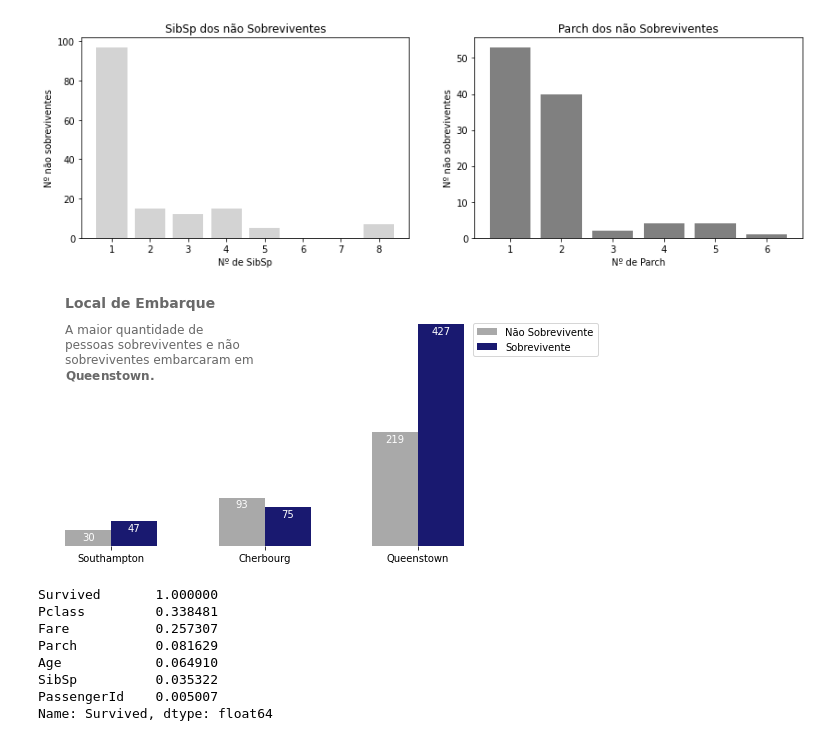
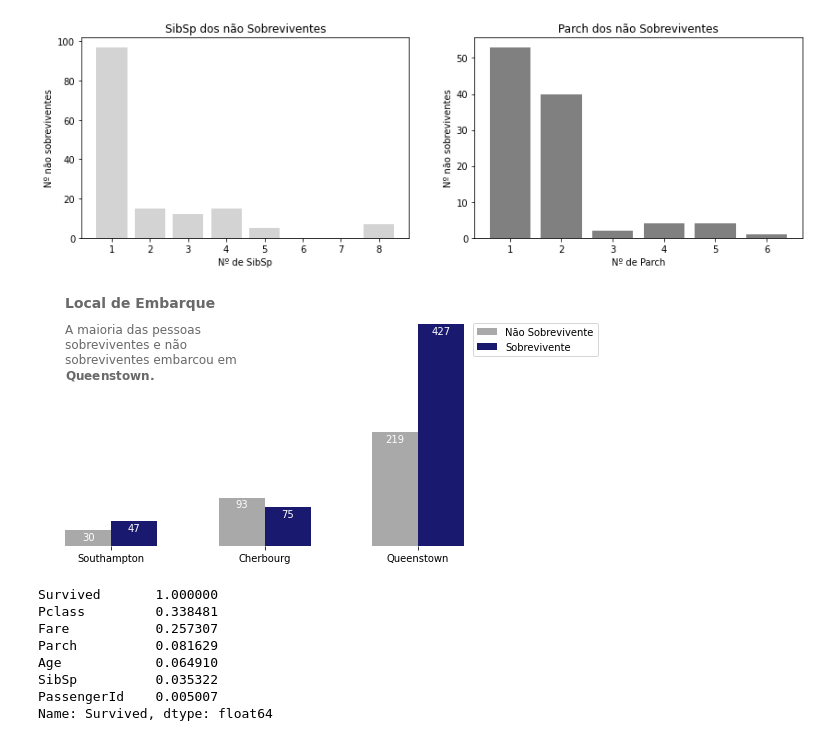
Before and after one commit to douglasfdantas/Python, a Jupyter notebook: Titanic/TitanicSurvivors.ipynb, the cells around one changed output. Drawn from its saved outputs; the diff is of its cells as text; code cells hidden in the pictures.

```diff
--- a/Titanic/TitanicSurvivors.ipynb
+++ b/Titanic/TitanicSurvivors.ipynb
@@ -391,37 +391,37 @@ plt.gca().axes.get_yaxis().set_visible(False)
 # Adicionar labels das barras
 ax.set_xticks([r + barWidth/2 for r in range(len(df2.Embarked.value_counts().index))])
 ax.set_xticklabels(['Southampton', 'Cherbourg', 'Queenstown'])
 
 # Adicionar título
 plt.title(label='Local de Embarque',
           x=0.216,
           fontdict={'fontsize': 14,
                     'fontweight': 'bold',
                     'color': 'dimgray'})
 
 # Adicionar texto sobre o gráfico
 plt.text(x=-0.15,
          y=430,
-         s='A maior quantidade de\n'
-         'pessoas sobreviventes e não\n'
-         'sobreviventes embarcaram em\n'
+         s='A maioria das pessoas\n'
+         'sobreviventes e não\n'
+         'sobreviventes embarcou em\n'
          '$\\bf{Queenstown}.$',
          color='dimgray',
          verticalalignment='top',
          fontsize=12)
 
 # Adicionaar legenda
 plt.legend(bbox_to_anchor = (1.27, .98))
 
 # Aplicar os rótulos nas barras
 rotulos(barra1)
 rotulos(barra2)
 
 # Mostrar o gráfico
 fig.tight_layout()
 plt.show()
 # %% [output]
-[figure, old version]
+[figure, new version]
 # %%
 # Verificando a correlação das variáveis com a coluna Survived
 # Ordenando valores absolutos de forma decrescente
```
Also changed, not shown: parts of 61 cells of this notebook.
